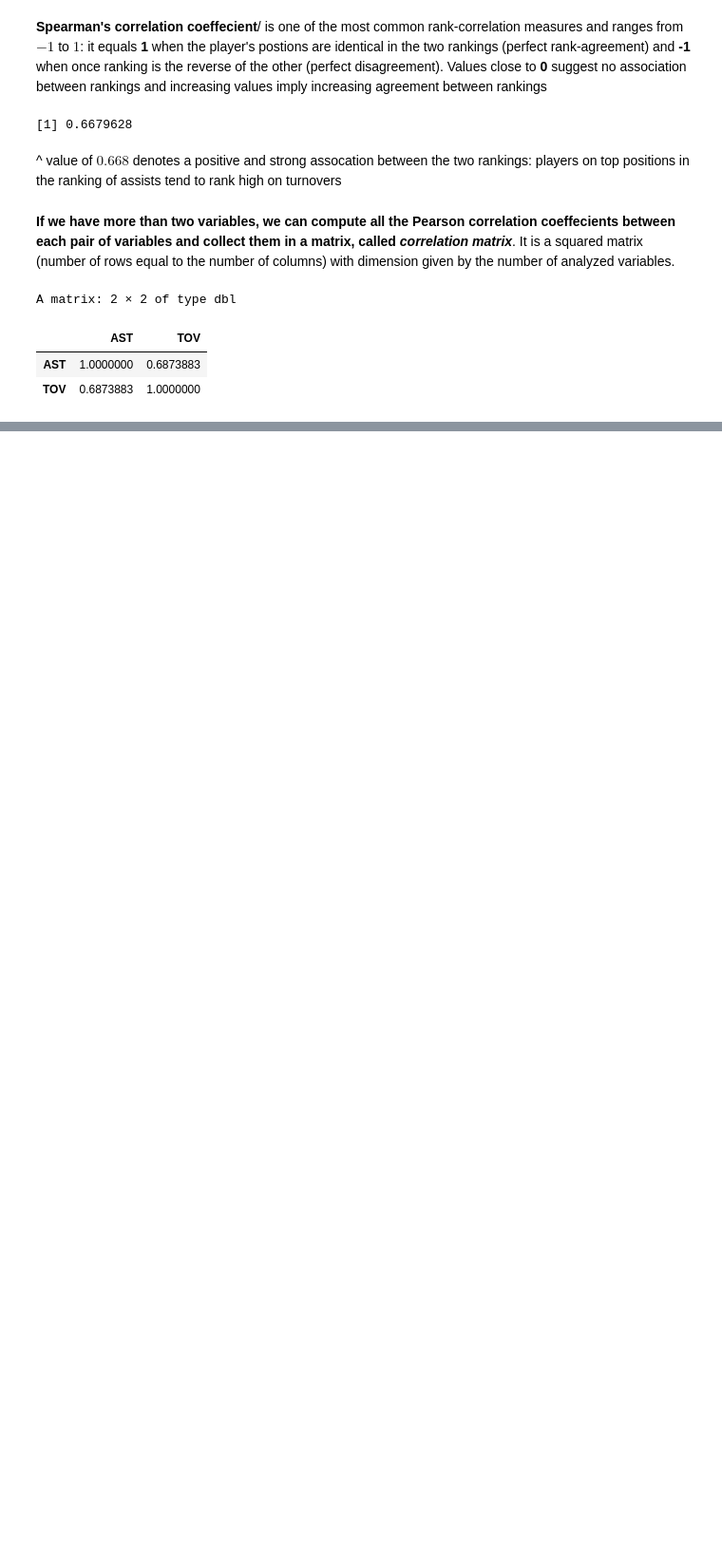
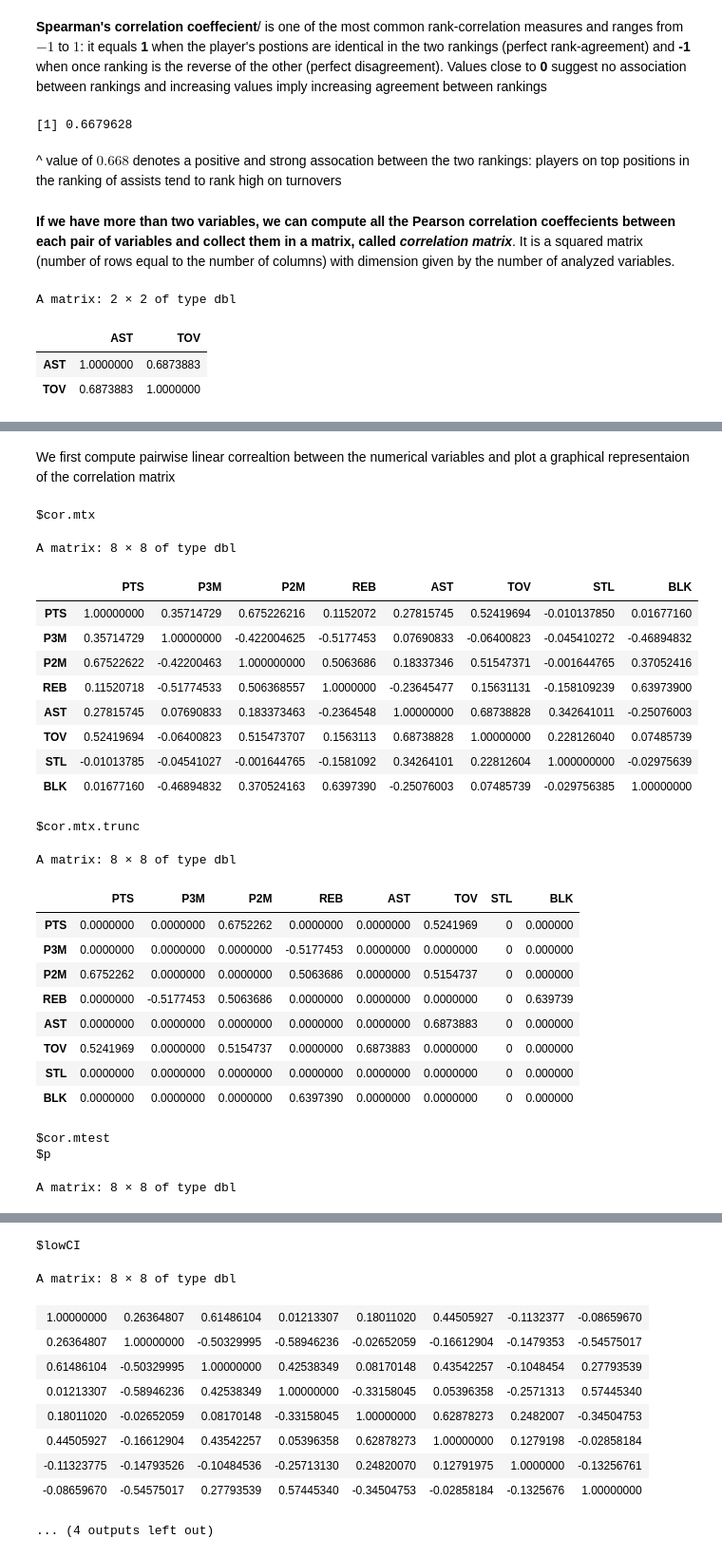
Before and after one commit to rajansawhney/basketball-data-science, a Jupyter notebook: notebooks/02-discovering-patterns-in-data.ipynb, the cells around one changed output, grey strips where cells are left out. Shown at 95% size. Saved outputs shown, nothing was run; the diff lists cells and outputs as text; code cells hidden in the pictures; blank space fills up the shorter version.

```diff
--- a/notebooks/02-discovering-patterns-in-data.ipynb
+++ b/notebooks/02-discovering-patterns-in-data.ipynb
@@ -303,0 +445,2 @@ A matrix: 2 × 2 of type dbl
+# %% [markdown]
+We first compute pairwise linear correaltion between the numerical variables and plot a graphical representaion of the correlation matrix
@@ -303,0 +449,28 @@ A matrix: 2 × 2 of type dbl
+# %%
+corrmatrix
+# %% [output]
+$cor.mtx
+A matrix: 8 × 8 of type dbl
+|  | PTS | P3M | P2M | REB | AST | TOV | STL | BLK |
+| PTS | 1.00000000 | 0.35714729 | 0.675226216 | 0.1152072 | 0.27815745 | 0.52419694 | -0.010137850 | 0.01677160 |
+| P3M | 0.35714729 | 1.00000000 | -0.422004625 | -0.5177453 | 0.07690833 | -0.06400823 | -0.045410272 | -0.46894832 |
+| P2M | 0.67522622 | -0.42200463 | 1.000000000 | 0.5063686 | 0.18337346 | 0.51547371 | -0.001644765 | 0.37052416 |
+| REB | 0.11520718 | -0.51774533 | 0.506368557 | 1.0000000 | -0.23645477 | 0.15631131 | -0.158109239 | 0.63973900 |
+| AST | 0.27815745 | 0.07690833 | 0.183373463 | -0.2364548 | 1.00000000 | 0.68738828 | 0.342641011 | -0.25076003 |
+| TOV | 0.52419694 | -0.06400823 | 0.515473707 | 0.1563113 | 0.68738828 | 1.00000000 | 0.228126040 | 0.07485739 |
+| STL | -0.01013785 | -0.04541027 | -0.001644765 | -0.1581092 | 0.34264101 | 0.22812604 | 1.000000000 | -0.02975639 |
+| BLK | 0.01677160 | -0.46894832 | 0.370524163 | 0.6397390 | -0.25076003 | 0.07485739 | -0.029756385 | 1.00000000 |
+$cor.mtx.trunc
+A matrix: 8 × 8 of type dbl
+|  | PTS | P3M | P2M | REB | AST | TOV | STL | BLK |
+| PTS | 0.0000000 | 0.0000000 | 0.6752262 | 0.0000000 | 0.0000000 | 0.5241969 | 0 | 0.000000 |
+| P3M | 0.0000000 | 0.0000000 | 0.0000000 | -0.5177453 | 0.0000000 | 0.0000000 | 0 | 0.000000 |
+| P2M | 0.6752262 | 0.0000000 | 0.0000000 | 0.5063686 | 0.0000000 | 0.5154737 | 0 | 0.000000 |
+| REB | 0.0000000 | -0.5177453 | 0.5063686 | 0.0000000 | 0.0000000 | 0.0000000 | 0 | 0.639739 |
+| AST | 0.0000000 | 0.0000000 | 0.0000000 | 0.0000000 | 0.0000000 | 0.6873883 | 0 | 0.000000 |
+| TOV | 0.5241969 | 0.0000000 | 0.5154737 | 0.0000000 | 0.6873883 | 0.0000000 | 0 | 0.000000 |
+| STL | 0.0000000 | 0.0000000 | 0.0000000 | 0.0000000 | 0.0000000 | 0.0000000 | 0 | 0.000000 |
+| BLK | 0.0000000 | 0.0000000 | 0.0000000 | 0.6397390 | 0.0000000 | 0.0000000 | 0 | 0.000000 |
+$cor.mtest
+$p
+A matrix: 8 × 8 of type dbl
@@ -303,0 +485,11 @@ A matrix: 2 × 2 of type dbl
+$lowCI
+A matrix: 8 × 8 of type dbl
+| 1.00000000 | 0.26364807 | 0.61486104 | 0.01213307 | 0.18011020 | 0.44505927 | -0.1132377 | -0.08659670 |
+| 0.26364807 | 1.00000000 | -0.50329995 | -0.58946236 | -0.02652059 | -0.16612904 | -0.1479353 | -0.54575017 |
+| 0.61486104 | -0.50329995 | 1.00000000 | 0.42538349 | 0.08170148 | 0.43542257 | -0.1048454 | 0.27793539 |
+| 0.01213307 | -0.58946236 | 0.42538349 | 1.00000000 | -0.33158045 | 0.05396358 | -0.2571313 | 0.57445340 |
+| 0.18011020 | -0.02652059 | 0.08170148 | -0.33158045 | 1.00000000 | 0.62878273 | 0.2482007 | -0.34504753 |
+| 0.44505927 | -0.16612904 | 0.43542257 | 0.05396358 | 0.62878273 | 1.00000000 | 0.1279198 | -0.02858184 |
+| -0.11323775 | -0.14793526 | -0.10484536 | -0.25713130 | 0.24820070 | 0.12791975 | 1.0000000 | -0.13256761 |
+| -0.08659670 | -0.54575017 | 0.27793539 | 0.57445340 | -0.34504753 | -0.02858184 | -0.1325676 | 1.00000000 |
+... (4 outputs left out)
```
Also changed, not shown: parts of 32 cells of this notebook, 1 other file.
